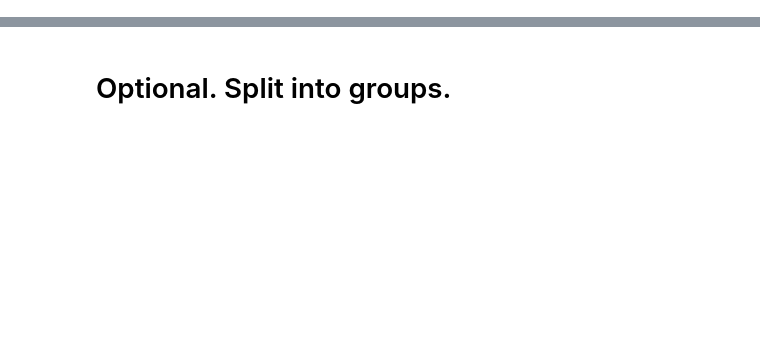
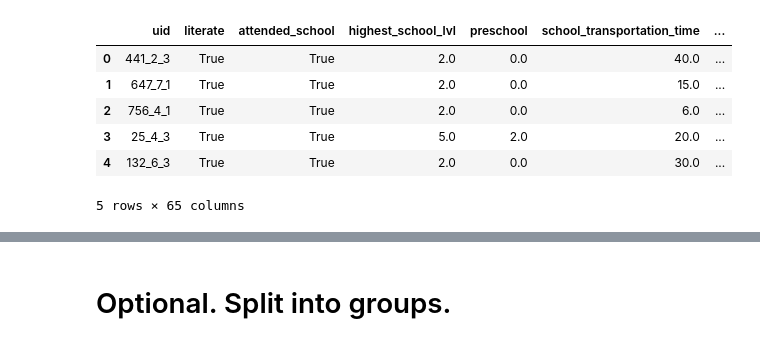
Before and after one commit to jbellogo/Classification, a Jupyter notebook: models.ipynb, the cells around one changed output, grey strips where cells are left out. Saved outputs shown, nothing was run; the diff lists cells and outputs as text; code cells hidden in the pictures; blank space fills up the shorter version.

```diff
--- a/models.ipynb
+++ b/models.ipynb
@@ -17,0 +24,10 @@ X['attended_school'] = X['attended_school'].eq(1)
+# %%
+df.head()
+# %% [output]
+|  | uid | literate | attended_school | highest_school_lvl | preschool | school_transportation_time | ... |
+| 0 | 441_2_3 | True | True | 2.0 | 0.0 | 40.0 | ... |
+| 1 | 647_7_1 | True | True | 2.0 | 0.0 | 15.0 | ... |
+| 2 | 756_4_1 | True | True | 2.0 | 0.0 | 6.0 | ... |
+| 3 | 25_4_3 | True | True | 5.0 | 2.0 | 20.0 | ... |
+| 4 | 132_6_3 | True | True | 2.0 | 0.0 | 30.0 | ... |
+5 rows × 65 columns
```
Also changed, not shown: parts of 69 cells of this notebook, 3 other files.
